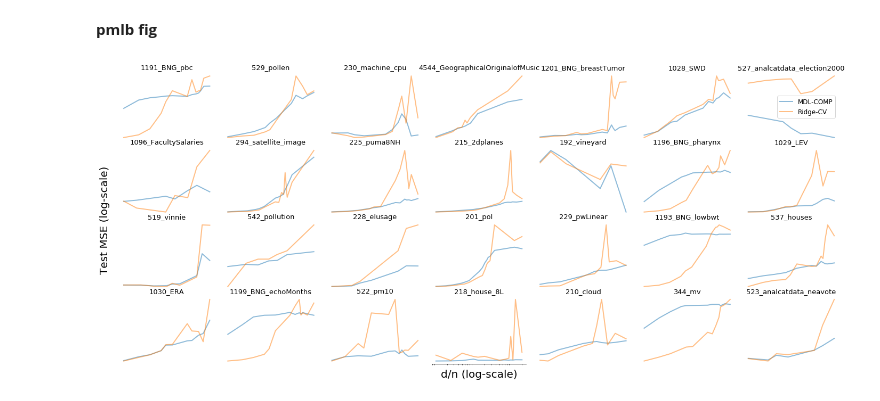
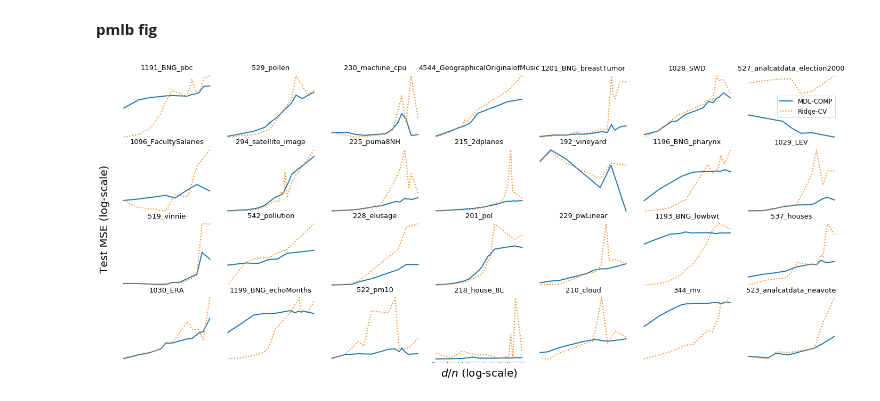
Before and after one commit to csinva/mdl-complexity, a Jupyter notebook: analyze_pmlb.ipynb, the cells around one changed output. Cells and saved outputs as stored; diff of their text form; code cells hidden in the pictures.

```diff
--- a/analyze_pmlb.ipynb
+++ b/analyze_pmlb.ipynb
@@ -95,7 +97,12 @@ for folder in folders: #, 'clustered', 'gaussian_scale_var']):
         l = str(curve.model_type) + str(curve.reg_param)
 
 
-        kwargs = {'label': LABS[l], 'alpha': 0.5, 'lw': 2}
+        if 'mdl' in curve.model_type:
+            ls = '-'
+        else:
+            ls = ':'
+
+        kwargs = {'label': LABS[l], 'alpha': 1, 'lw': 2, 'linestyle': ls}
 
     #     plt.plot(curve.ratio, curve.mse_test,
         plt.plot(curve.ratio, curve.mse_test, **kwargs) #np.square(curve.bias) + curve['var'], **kwargs)
@@ -118,32 +125,32 @@ ax = plt.subplot(R, C, C * 2 + 1)
 plt.axis('on')
 ax.set_yticks([])
 plt.yscale('linear')
 plt.ylabel('Test MSE (log-scale)', fontsize=20) #, labelpad=20) #, va='top')
 ax.yaxis.set_label_coords(-0.1, 1.03)
 ax.spines['top'].set_visible(False)
 ax.spines['right'].set_visible(False)
 ax.spines['bottom'].set_visible(False)
 ax.spines['left'].set_visible(False)
 ax.get_xaxis().set_visible(False)
 plt.tick_params(top='off', bottom='off', left='off', right='off', labelleft='off', labelbottom='on')
 ax.set_yticks([])
 
 
 
 ax = plt.subplot(R, C, R * (C - 1) + C//2 - 2)
-plt.xlabel('d/n (log-scale)', fontsize=20)
+plt.xlabel('$d/n$ (log-scale)', fontsize=20)
 plt.axis('on')
 plt.xticks([])
 ax.spines['top'].set_visible(False)
 ax.spines['right'].set_visible(False)
 # ax.spines['bottom'].set_visible(False)
 ax.spines['left'].set_visible(False)
 ax.get_yaxis().set_visible(False)
 # plt.text(0, 1, 'Test MSE')
 
 plt.tight_layout()
 plt.subplots_adjust(hspace=0.1, wspace=0.1)
 plt.savefig(oj(save_dir, 'fig_pmlb.pdf'))
 # plt.show()
 # %% [output]
-[figure, old version]
+[figure, new version]
```
Also changed, not shown: parts of 1 cell of this notebook, 5 other files.
